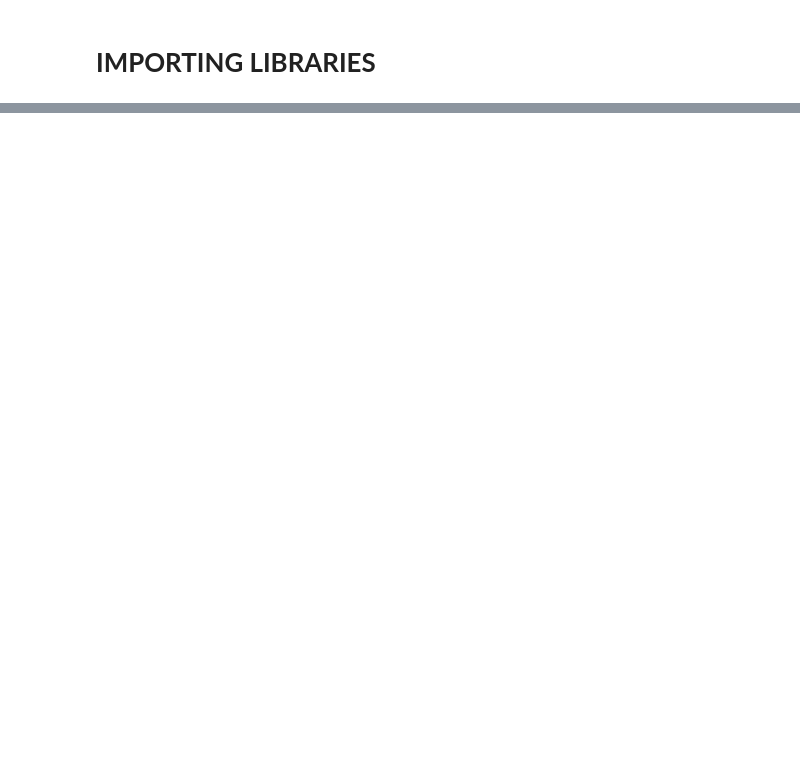
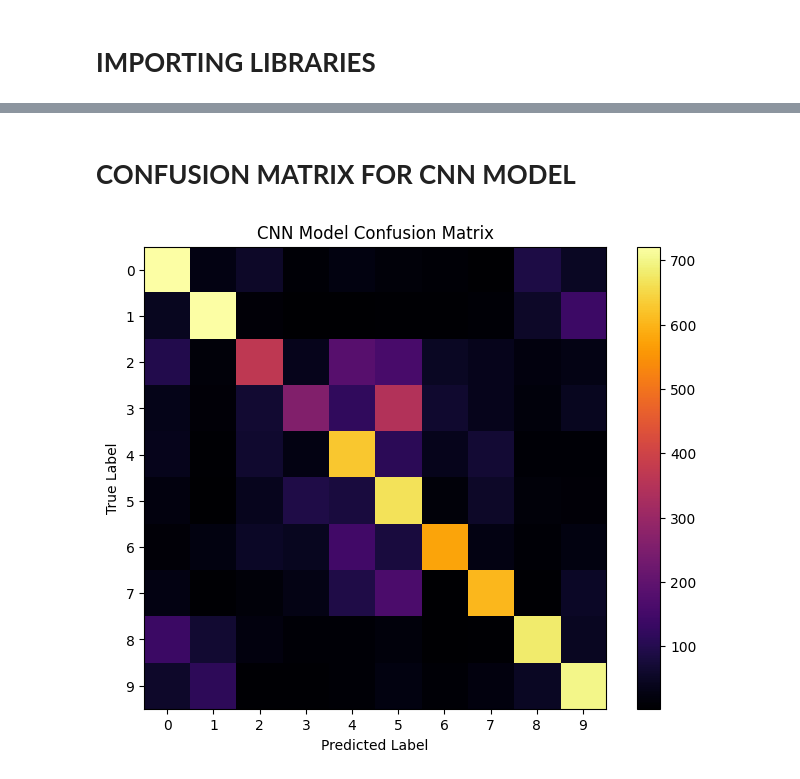
Before and after one commit to MuskanSultanak/muskan_sultana_k_INBT02581_Aug_2023, a Jupyter notebook: cifar_10.ipynb, the cells around one changed output, grey strips where cells are left out. Drawn from its saved outputs; the diff is of its cells as text; code cells hidden in the pictures; blank space fills up the shorter version.

```diff
--- a/cifar_10.ipynb
+++ b/cifar_10.ipynb
@@ -292,0 +27,6 @@ Epoch 2/5
+# %%
+X_train = X_train / 255.0
+X_test = X_test / 255.0
+
+y_train = to_categorical(y_train, num_classes=10)
+y_test = to_categorical(y_test, num_classes=10)
@@ -292,0 +99,11 @@ Epoch 2/5
+# %%
+model = Sequential()
+model.add(Conv2D(32, (3, 3), activation='relu', input_shape=(32, 32, 3)))
+model.add(Conv2D(64, (3, 3), activation='relu'))
+model.add(MaxPooling2D(pool_size=(2, 2)))
+model.add(Dropout(0.25))
+model.add(Flatten())
+model.add(Dense(128, activation='relu'))
+model.add(Dense(10, activation='softmax'))
+model.compile(optimizer='adam', loss='categorical_crossentropy', metrics=['accuracy'])
+history=model.fit(X_train, y_train, batch_size=128, epochs=1, validation_split=0.2)
@@ -292,0 +178,4 @@ Epoch 2/5
+# %%
+cnn_pred = model.predict(X_test)
+cnn_labels = np.argmax(y_test, axis=1)
+cnn_pred = np.argmax(cnn_pred, axis=1)
@@ -292,0 +184,7 @@ Epoch 2/5
+# %%
+cnn_report = classification_report(cnn_labels, cnn_pred)
+cnn_confusion = confusion_matrix(cnn_labels, cnn_pred)
+print("CNN Model Evaluation Metrics:")
+print(cnn_report)
+print("CNN Model Confusion Matrix:")
+print(cnn_confusion)
@@ -292,0 +209,14 @@ Epoch 2/5
+# %% [markdown]
+# **CONFUSION MATRIX FOR CNN MODEL**
+# %%
+plt.figure(figsize=(8, 6))
+plt.imshow(cnn_confusion, cmap='inferno')
+plt.title('CNN Model Confusion Matrix')
+plt.colorbar()
+plt.xlabel('Predicted Label')
+plt.ylabel('True Label')
+plt.xticks(np.arange(10))
+plt.yticks(np.arange(10))
+plt.show()
+# %% [output]
+[figure, added]
```
Also changed, not shown: parts of 76 cells of this notebook.
